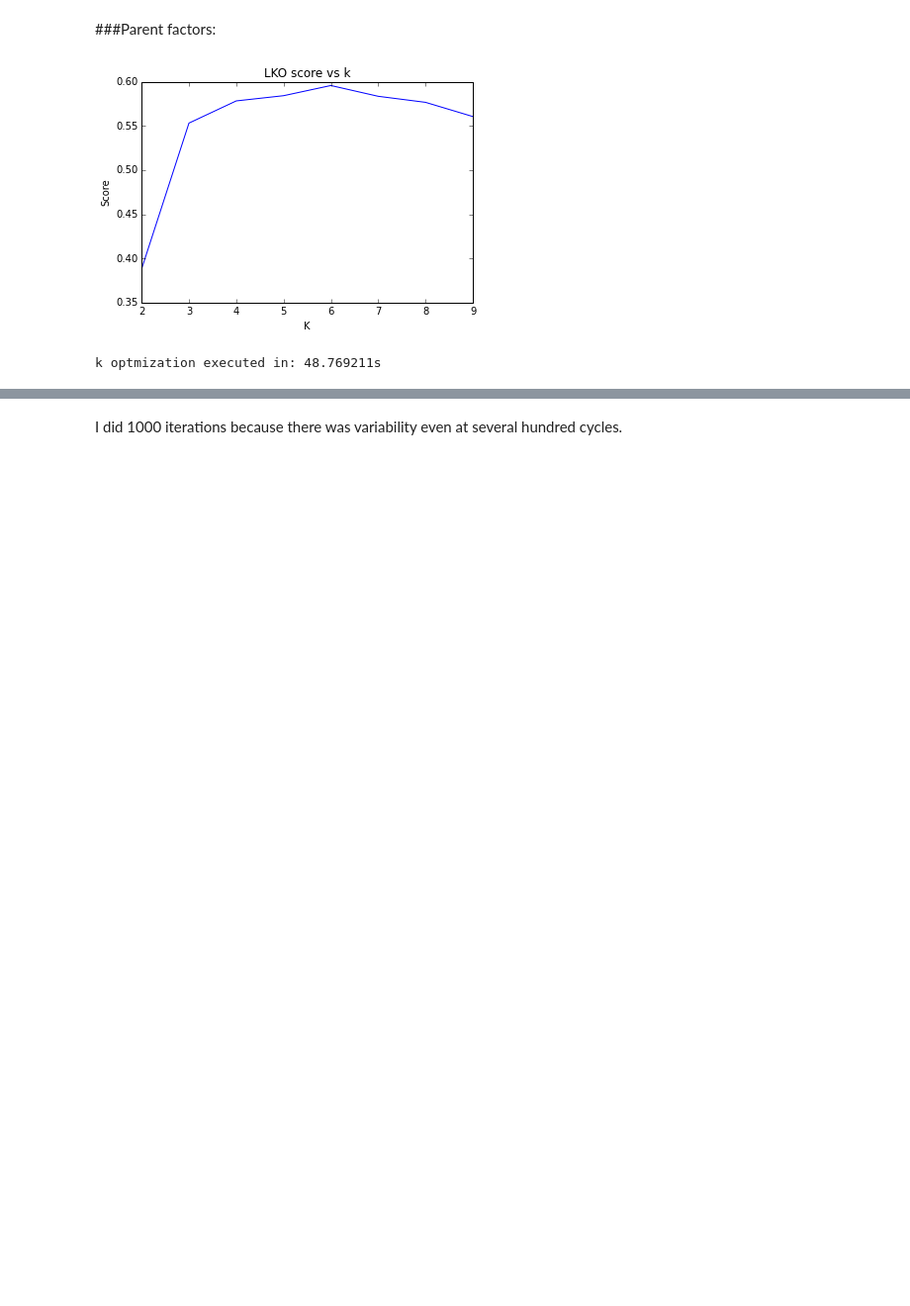
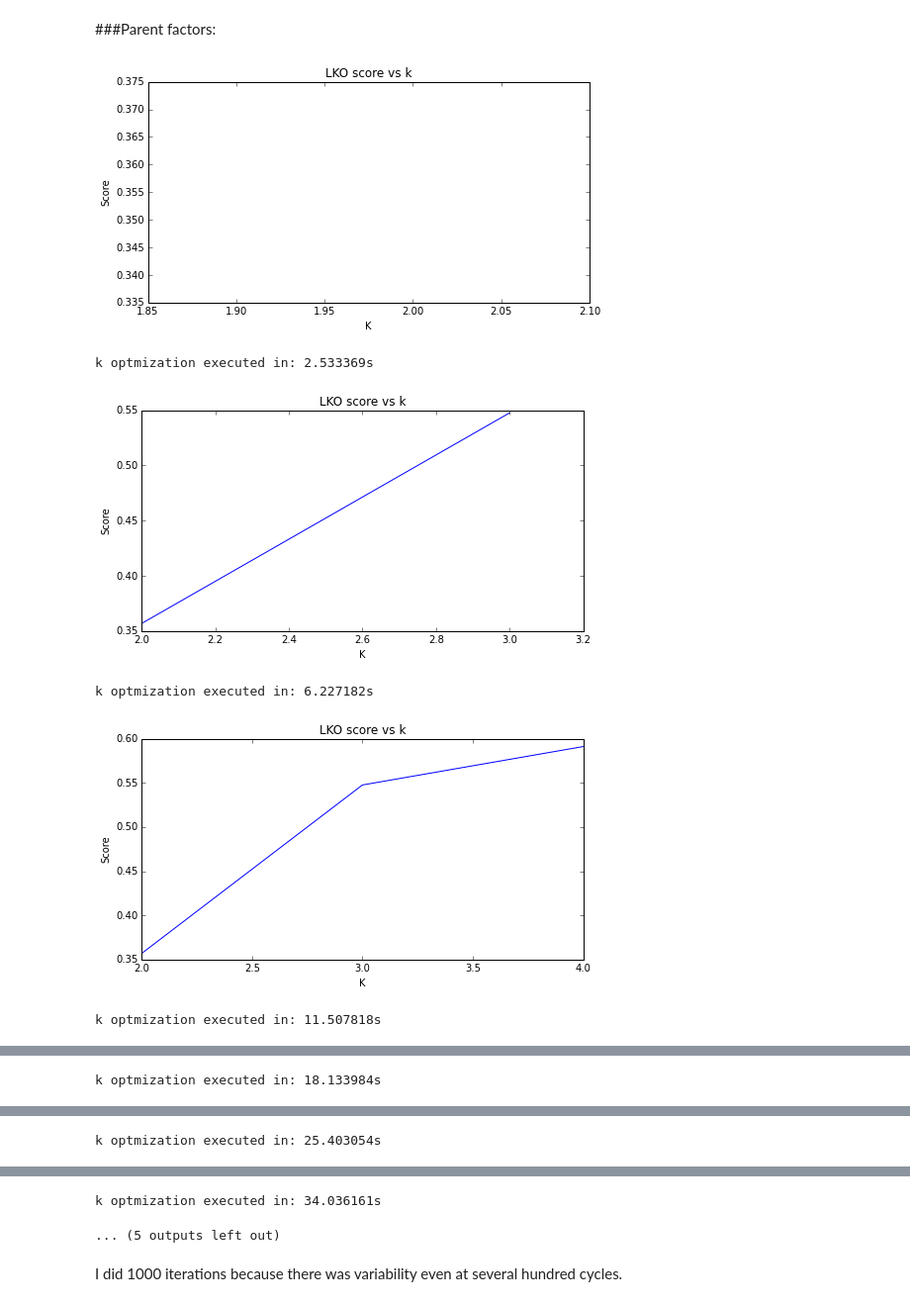
Before and after one commit to alex-miller-0/masters_notebooks, a Jupyter notebook: python/4_quantitative_feature_sets.ipynb, the cells around one changed output, grey strips where cells are left out. Shown at 99% size. Cells and saved outputs as stored; diff of their text form; code cells hidden in the pictures; blank space fills up the shorter version.

```diff
--- a/python/4_quantitative_feature_sets.ipynb
+++ b/python/4_quantitative_feature_sets.ipynb
@@ -43,6 +49,6 @@ f = df[pd.notnull(data['EA_A']) & pd.notnull(data['EA_B']) & pd.notnull(data['r_
           & pd.notnull(data['avg_EA_B']) & pd.notnull(data['avg_r_A']) & pd.notnull(data['avg_r_B'])
           & pd.notnull(data['avg_d_count_B']) & pd.notnull(data['dk_star'])]
 X = f[ ['EA_A', 'EA_B', 'r_A', 'r_B', 'd_count_B', 'avg_EA_A', 'avg_EA_B', 'avg_r_A',
-        'avg_r_B', 'avg_d_count_B' ]]
+        'avg_r_B', 'avg_d_count_B', 'tol_factor', 'r_critical' ]]
 
 y = f['dk_star']
@@ -110,7 +140,11 @@ import time
 pure_x = np.array(X[['r_B', 'EA_B', 'd_count_B']])
 pure_y = np.array([y]).T
 # %%
-optimize_k(1000, len(pure_y), pure_x, pure_y)
+optimize_k(1000, len(pure_y), pure_x, pure_y, False)
 # %% [output]
-[figure, old version]
+[figure, new version]
-k optmization executed in: 48.769211s
+k optmization executed in: 2.533369s
+[figure, added]
+k optmization executed in: 6.227182s
+[figure, added]
+k optmization executed in: 11.507818s
@@ -116,0 +152 @@ k optmization executed in: 48.769211s
+k optmization executed in: 18.133984s
@@ -116,0 +154 @@ k optmization executed in: 48.769211s
+k optmization executed in: 25.403054s
@@ -117,3 +156,5 @@ k optmization executed in: 48.769211s
+k optmization executed in: 34.036161s
+... (5 outputs left out)
 # %% [markdown]
 I did 1000 iterations because there was variability even at several hundred cycles.
 # %%
```
Also changed, not shown: parts of 14 cells of this notebook, 3 other files.
